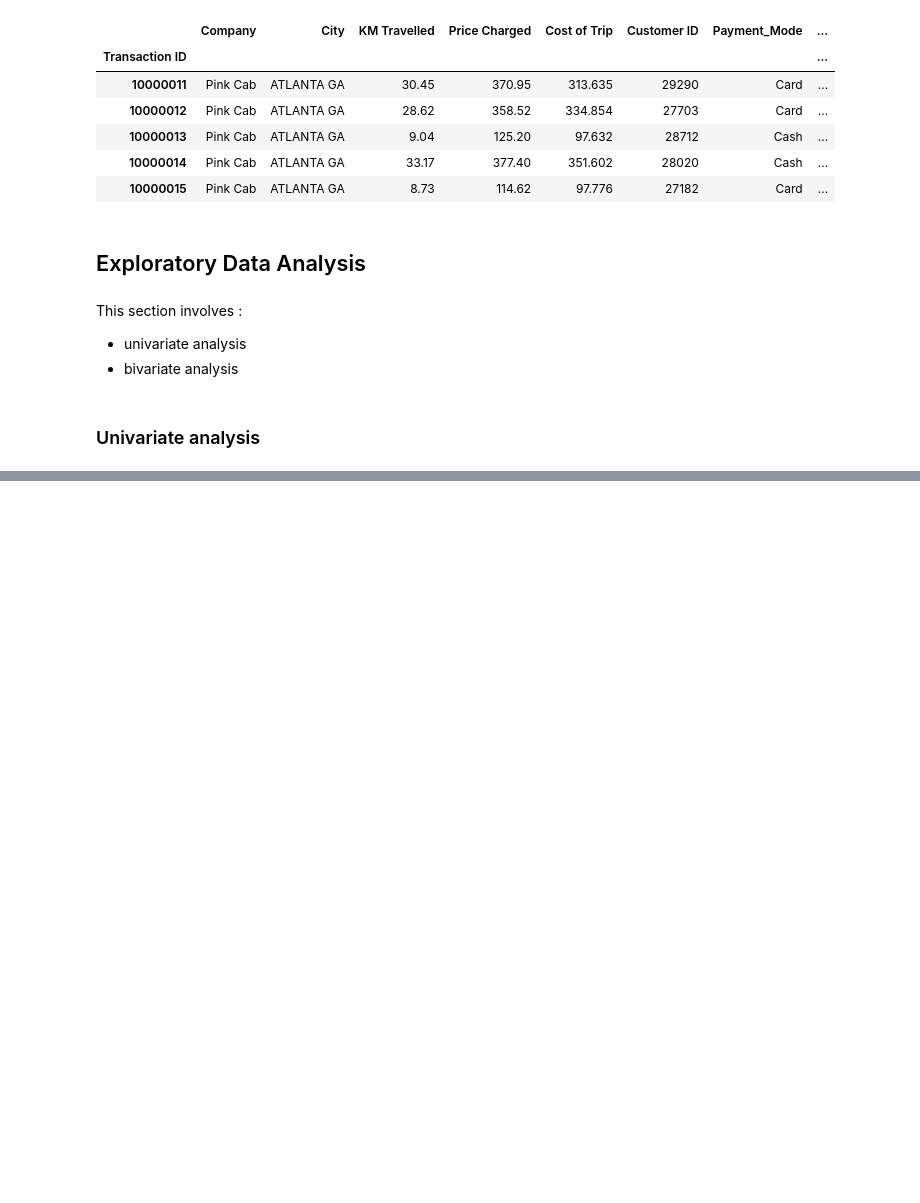
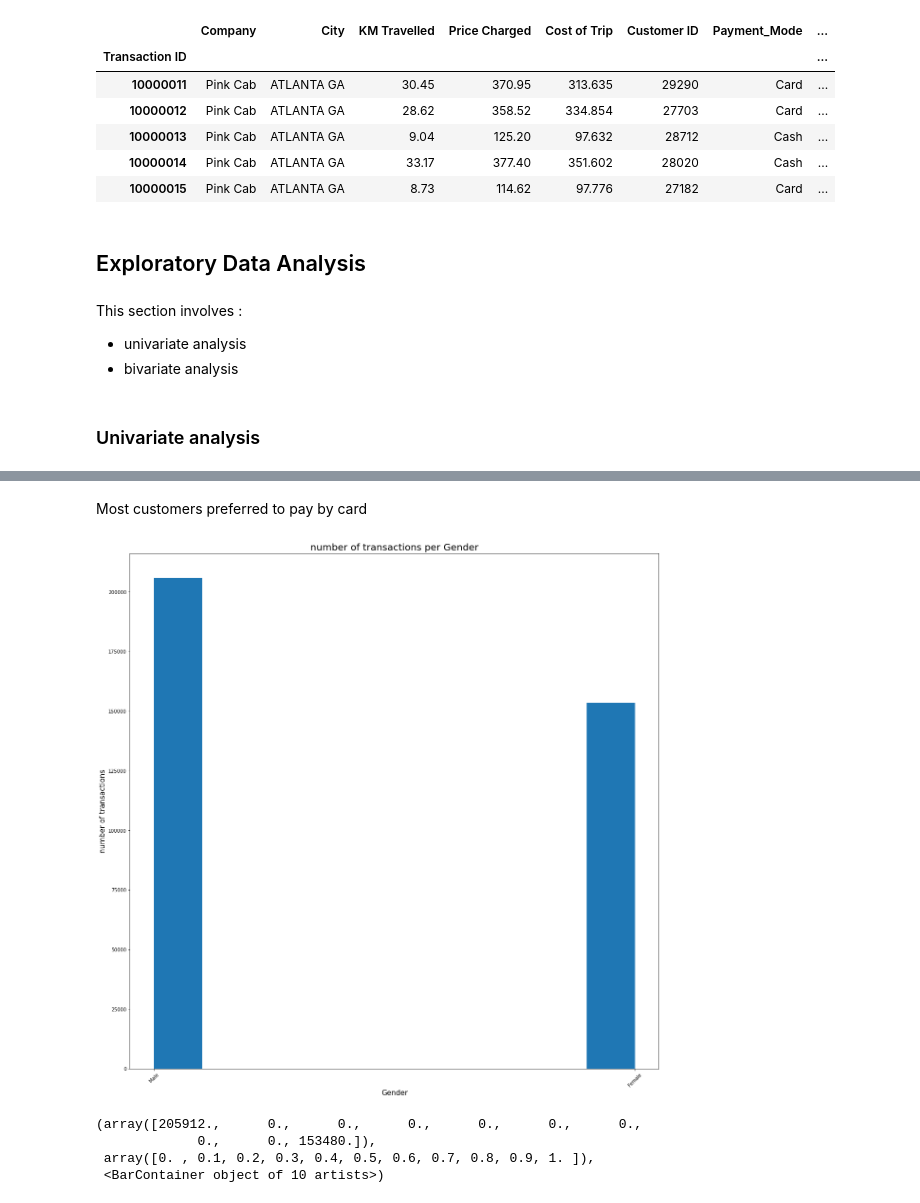
Before and after one commit to felix-n12/Cab-Investment-analysis, a Jupyter notebook: Cabs.ipynb, the cells around one changed output, grey strips where cells are left out. Drawn from its saved outputs; the diff is of its cells as text; code cells hidden in the pictures; blank space fills up the shorter version.

```diff
--- a/Cabs.ipynb
+++ b/Cabs.ipynb
@@ -350,0 +390,11 @@ This section involves :
+# %% [markdown]
+Most customers preferred to pay by card
+# %%
+#showing the number of transactions per gender
+diagram('Gender')
+# %% [output]
+[figure, added]
+(array([205912.,      0.,      0.,      0.,      0.,      0.,      0.,
+             0.,      0., 153480.]),
+ array([0. , 0.1, 0.2, 0.3, 0.4, 0.5, 0.6, 0.7, 0.8, 0.9, 1. ]),
+ <BarContainer object of 10 artists>)
```
Also changed, not shown: parts of 24 cells of this notebook.
